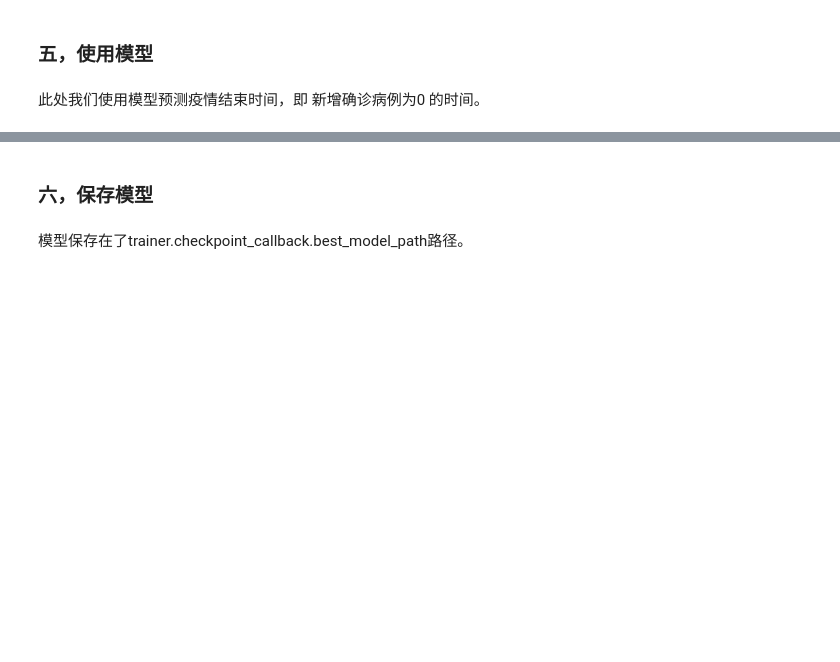
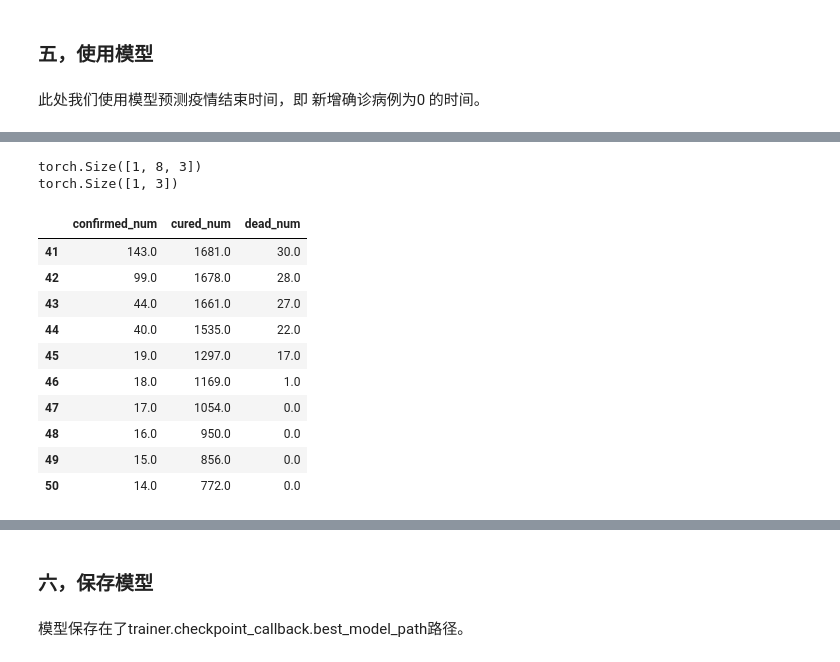
Before and after one commit to xieb03/eat_pytorch_in_20_days, a Jupyter notebook: 1-4,时间序列数据建模流程范例.ipynb, the cells around one changed output, grey strips where cells are left out. Cells and saved outputs as stored; diff of their text form; code cells hidden in the pictures; blank space fills up the shorter version.

```diff
--- a/1-4,时间序列数据建模流程范例.ipynb
+++ b/1-4,时间序列数据建模流程范例.ipynb
@@ -145,13 +216,14 @@ from torch import nn
 import importlib
 import torchkeras
 
-torch.random.seed()
-
 class Block(nn.Module):
     def __init__(self):
         super(Block,self).__init__()
 
     def forward(self,x,x_input):
+        # 这里加了一些 trick，并不是直接预测输出值，而是预测相比于前一天的增长率
+        # 因为输出值可能是个几十、几百的数，相比于网络的初始化参数（输出一般均值在 0 附近），太大了，不容易收敛
+        # 而 增长率 一般就是较小的一个数，而且均值也是，同时外加 0 作为保护，使得最终输出一定不会小于零
         x_out = torch.max((1+x)*x_input[:,-1,:],torch.tensor(0.0))
         return x_out
 
@@ -170,4 +242,10 @@ class Net(nn.Module):
         return y
 
 net = Net()
+net = net.to(device)
+# Net(
+#   (lstm): LSTM(3, 3, num_layers=5, batch_first=True)
+#   (linear): Linear(in_features=3, out_features=3, bias=True)
+#   (block): Block()
+# )
 print(net)
@@ -348,12 +537,14 @@ class LightModel(pl.LightningModule):
 # %%
 from torchmetrics.regression import MeanAbsolutePercentageError
 
+# 因为有三个输出，而且量级有差异，因此用了比值而不是 mse
 def mspe(y_pred,y_true):
     err_percent = (y_true - y_pred)**2/(torch.max(y_true**2,torch.tensor(1e-7)))
     return torch.mean(err_percent)
 
 
 net = Net()
+net = net.to(device)
 loss_fn = mspe
 metric_dict = {"mape":MeanAbsolutePercentageError()}
 
@@ -387,9 +589,13 @@ early_stopping = pl.callbacks.EarlyStopping(monitor = 'val_mape',
 # tpus=1 则使用1个tpu训练
 trainer = pl.Trainer(logger=True,
                      min_epochs=3,max_epochs=30,
-                     gpus=0,
+#                      accelerator="cpu",
+#                      accelerator="gpu",
+                     accelerator = "gpu" if torch.cuda.is_available() else "cpu",
+                     devices = 1 if torch.cuda.is_available() else "auto",
                      callbacks = [model_ckpt,early_stopping],
-                     enable_progress_bar = True)
+                     enable_progress_bar = True,
+                     log_every_n_steps=1)
 
 
 ##3，启动训练循环
@@ -459,10 +763,20 @@ dfresult.tail()
 ![](./data/1-4-日期3月10.png)
 # %%
 #预测此后1000天的新增走势,将其结果添加到dfresult中
+# 注意，输入是相邻两天的 diff
 for i in range(1000):
-    arr_input = torch.unsqueeze(torch.from_numpy(dfresult.values[-38:,:]),axis=0)
+    # 注意，这里用 -38 也能跑通，因为 lstm 理论上是不在乎输入的个数的，但因为训练的时候都是用的 8，因此这里最好也用 8
+    arr_input = torch.unsqueeze(torch.from_numpy(dfresult.values[-8:,:]),axis=0)
     arr_predict = model.forward(arr_input)
+    # torch.Size([1, 8, 3]) # torch.Size([1, 38, 3])
+    # torch.Size([1, 3])
+    if i == 0:
+        print(arr_input.shape)
+        print(arr_predict.shape)
 
     dfpredict = pd.DataFrame(torch.floor(arr_predict).data.numpy(),
                 columns = dfresult.columns)
     dfresult = pd.concat([dfresult,dfpredict],ignore_index=True)
+# %% [output]
+torch.Size([1, 8, 3])
+torch.Size([1, 3])
@@ -473,0 +783,26 @@ dfresult.query("confirmed_num==0").head()
+# %%
+# 1046 rows × 3 columns
+# confirmed_num	cured_num	dead_num
+# 41	143.0	1681.0	30.0
+# 42	99.0	1678.0	28.0
+# 43	44.0	1661.0	27.0
+# 44	40.0	1535.0	22.0
+# 45	19.0	1297.0	17.0
+# 46	18.0	1159.0	1.0
+# 47	17.0	1035.0	0.0
+# 48	16.0	925.0	0.0
+# 49	15.0	826.0	0.0
+# 50	14.0	738.0	0.0
+dfresult.loc[41:50]
+# %% [output]
+|  | confirmed_num | cured_num | dead_num |
+| 41 | 143.0 | 1681.0 | 30.0 |
+| 42 | 99.0 | 1678.0 | 28.0 |
+| 43 | 44.0 | 1661.0 | 27.0 |
+| 44 | 40.0 | 1535.0 | 22.0 |
+| 45 | 19.0 | 1297.0 | 17.0 |
+| 46 | 18.0 | 1169.0 | 1.0 |
+| 47 | 17.0 | 1054.0 | 0.0 |
+| 48 | 16.0 | 950.0 | 0.0 |
+| 49 | 15.0 | 856.0 | 0.0 |
+| 50 | 14.0 | 772.0 | 0.0 |
```
Also changed, not shown: parts of 44 cells of this notebook, 1 other file.
